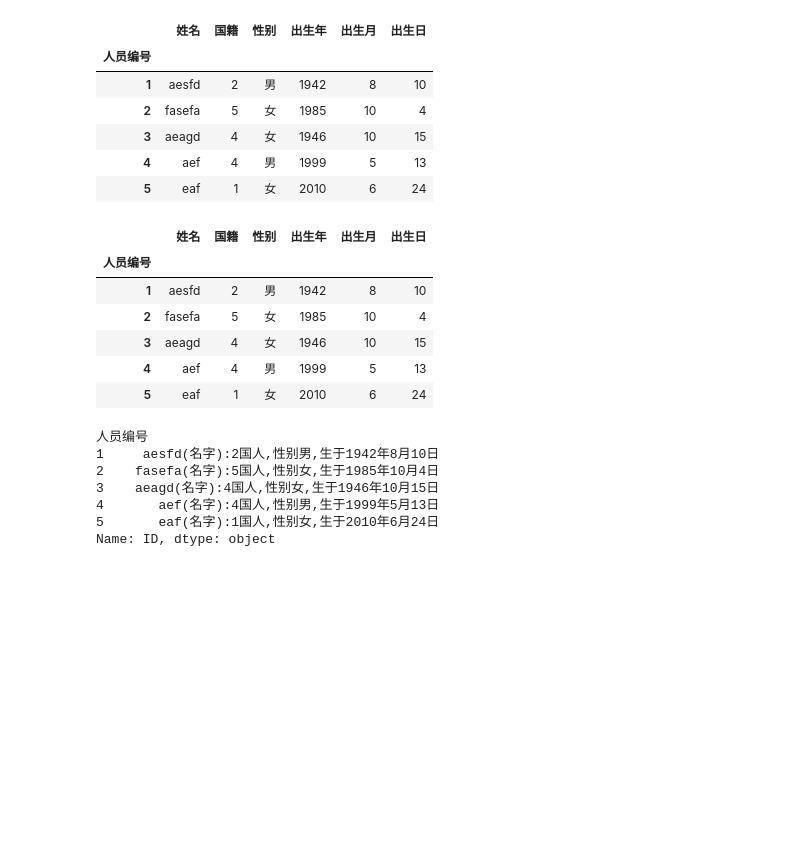
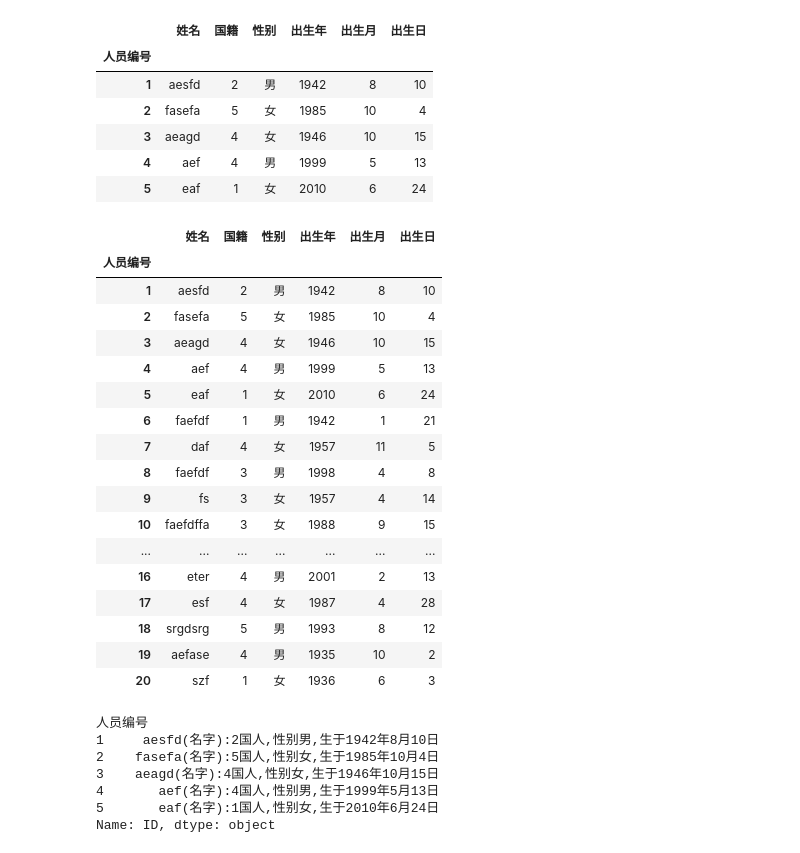
Before and after one commit to flashriver/joyfull_pandas, a Jupyter notebook: 07.ipynb, the cells around one changed output. Cells and saved outputs as stored; diff of their text form; code cells hidden in the pictures; blank space fills up the shorter version.

```diff
--- a/07.ipynb
+++ b/07.ipynb
@@ -1405,12 +1941,23 @@ pd.read_csv('data/String_data_one.csv',index_col='人员编号').head()
 | 5 | eaf | 1 | 女 | 2010 | 6 | 24 |
 # %%
 df1=pd.read_csv('data/String_data_one.csv',index_col='人员编号')#.reset_index()
-df1.head()
+df1.head(20)
 # %% [output]
 |  | 姓名 | 国籍 | 性别 | 出生年 | 出生月 | 出生日 |
 | 人员编号 |  |  |  |  |  |  |
 | 1 | aesfd | 2 | 男 | 1942 | 8 | 10 |
 | 2 | fasefa | 5 | 女 | 1985 | 10 | 4 |
 | 3 | aeagd | 4 | 女 | 1946 | 10 | 15 |
 | 4 | aef | 4 | 男 | 1999 | 5 | 13 |
 | 5 | eaf | 1 | 女 | 2010 | 6 | 24 |
+| 6 | faefdf | 1 | 男 | 1942 | 1 | 21 |
+| 7 | daf | 4 | 女 | 1957 | 11 | 5 |
+| 8 | faefdf | 3 | 男 | 1998 | 4 | 8 |
+| 9 | fs | 3 | 女 | 1957 | 4 | 14 |
+| 10 | faefdffa | 3 | 女 | 1988 | 9 | 15 |
+| ... | ... | ... | ... | ... | ... | ... |
+| 16 | eter | 4 | 男 | 2001 | 2 | 13 |
+| 17 | esf | 4 | 女 | 1987 | 4 | 28 |
+| 18 | srgdsrg | 5 | 男 | 1993 | 8 | 12 |
+| 19 | aefase | 4 | 男 | 1935 | 10 | 2 |
+| 20 | szf | 1 | 女 | 1936 | 6 | 3 |
```
Also changed, not shown: parts of 123 cells of this notebook.
